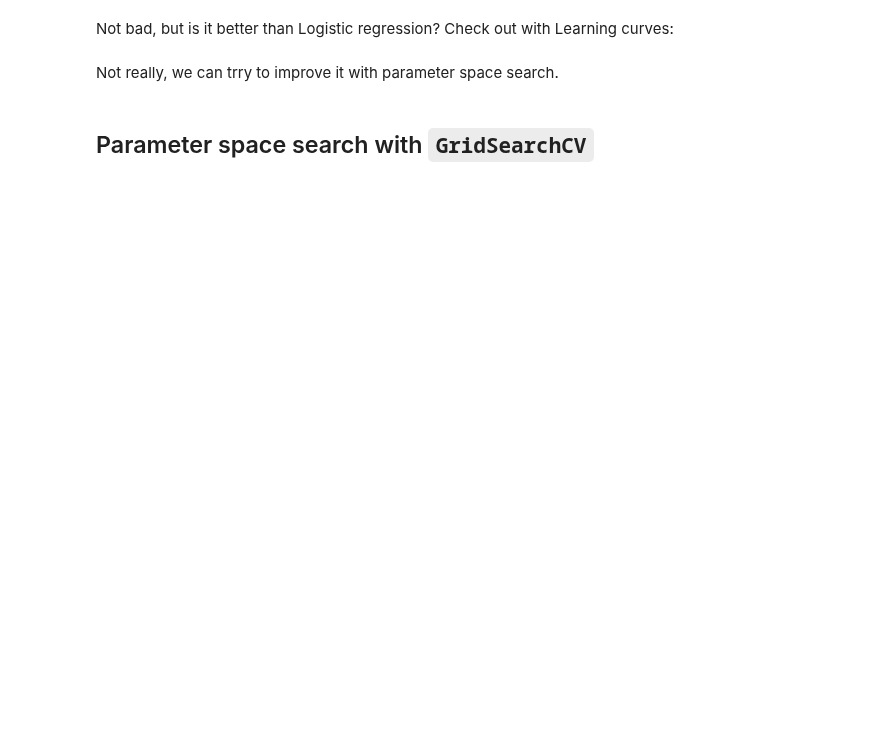
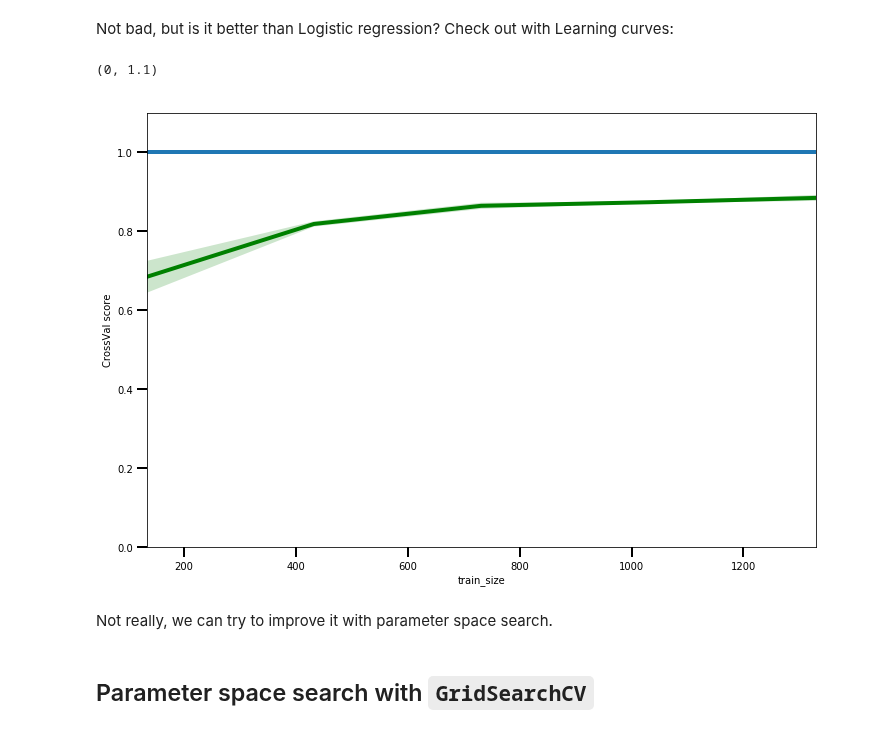
Before and after one commit to JanaLasser/data-science-course, a Jupyter notebook: day5/02-NN.ipynb, the cells around one changed output. Drawn from its saved outputs; the diff is of its cells as text; code cells hidden in the pictures; blank space fills up the shorter version.

```diff
--- a/day5/02-NN.ipynb
+++ b/day5/02-NN.ipynb
@@ -135,7 +160,7 @@ Not bad, but is it better than Logistic regression? Check out with Learning curv
 from sklearn.model_selection import learning_curve
 import pandas as pd
 # %%
-curve = learning_curve(clf, scaler.transform(images), image_labels, train_sizes= np.linspace(0.1,0.99,10).astype(float), n_jobs = 12)
+curve = learning_curve(clf, scaler.transform(images), image_labels)
 train_sizes, train_scores, test_scores = curve
 
 train_scores = pd.DataFrame(train_scores)
@@ -145,13 +170,16 @@ test_scores.loc[:,'train_size'] = train_sizes
 
 train_scores = pd.melt(train_scores, id_vars=['train_size'], value_name = 'CrossVal score')
 test_scores = pd.melt(test_scores, id_vars=['train_size'], value_name = 'CrossVal score')
-
-matplotlib.rcParams['figure.figsize'] = (4,3)
-sns.tsplot(train_scores, time = 'train_size', unit='variable', value = 'CrossVal score')
-sns.tsplot(test_scores, time = 'train_size', unit='variable', value = 'CrossVal score', color='g')
-plt.ylim(0,1.1)
+# %%
+matplotlib.rcParams['figure.figsize'] = (12,8)
+sns.tsplot(train_scores, time = 'train_size', unit='variable', value = 'CrossVal score')
+sns.tsplot(test_scores, time = 'train_size', unit='variable', value = 'CrossVal score', color='g')
+plt.ylim(0,1.1)
+# %% [output]
+(0, 1.1)
+[figure, added]
 # %% [markdown]
-Not really, we can trry to improve it with parameter space search.
+Not really, we can try to improve it with parameter space search.
 # %% [markdown]
 ## Parameter space search with `GridSearchCV`
 # %%
```
Also changed, not shown: parts of 27 cells of this notebook.
